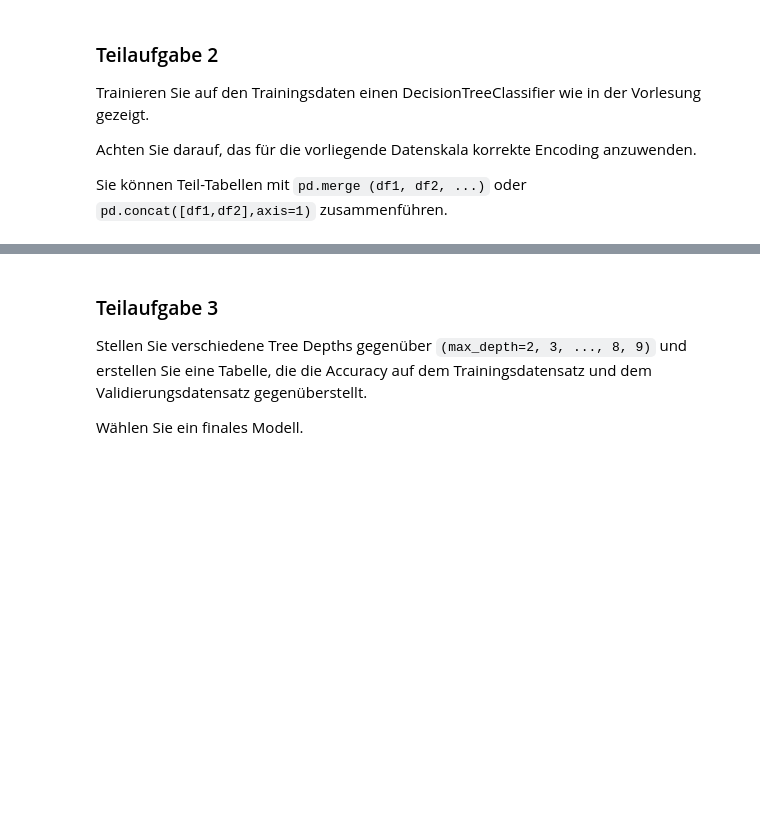
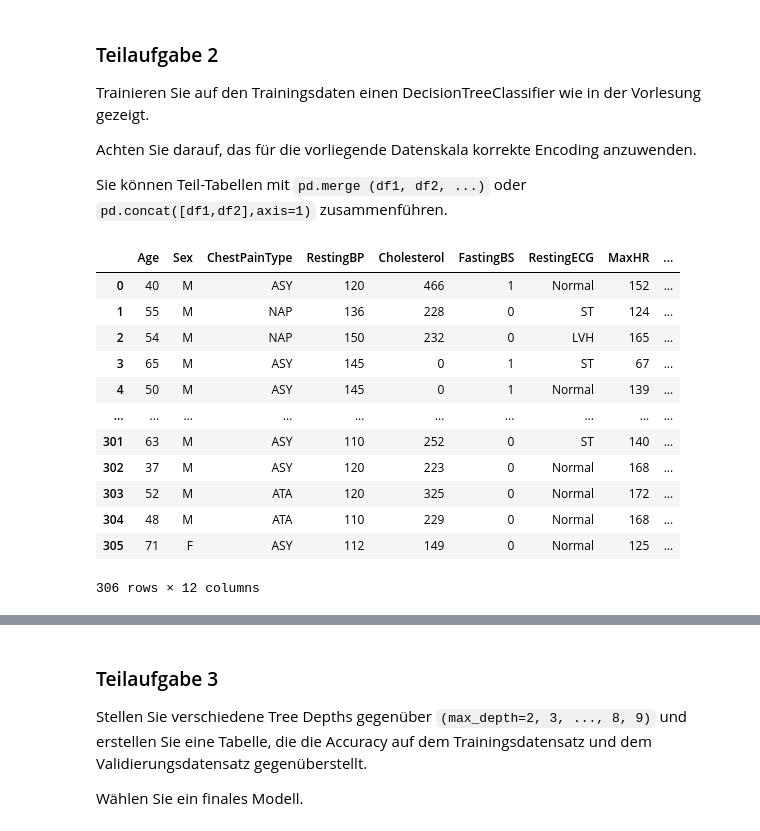
Before and after one commit to MartinElsaesser/data-science, a Jupyter notebook: exercises/exercise3/exercise3.ipynb, the cells around one changed output, grey strips where cells are left out. Cells and saved outputs as stored; diff of their text form; code cells hidden in the pictures; blank space fills up the shorter version.

```diff
--- a/exercises/exercise3/exercise3.ipynb
+++ b/exercises/exercise3/exercise3.ipynb
@@ -16,3 +31,19 @@ Trainieren Sie auf den Trainingsdaten einen DecisionTreeClassifier wie in der Vo
 Achten Sie darauf, das für die vorliegende Datenskala korrekte Encoding anzuwenden.
 
 Sie können Teil-Tabellen mit `pd.merge (df1, df2, ...)` oder `pd.concat([df1,df2],axis=1)` zusammenführen.
+# %%
+df_heart_training
+# %% [output]
+|  | Age | Sex | ChestPainType | RestingBP | Cholesterol | FastingBS | RestingECG | MaxHR | ... |
+| 0 | 40 | M | ASY | 120 | 466 | 1 | Normal | 152 | ... |
+| 1 | 55 | M | NAP | 136 | 228 | 0 | ST | 124 | ... |
+| 2 | 54 | M | NAP | 150 | 232 | 0 | LVH | 165 | ... |
+| 3 | 65 | M | ASY | 145 | 0 | 1 | ST | 67 | ... |
+| 4 | 50 | M | ASY | 145 | 0 | 1 | Normal | 139 | ... |
+| ... | ... | ... | ... | ... | ... | ... | ... | ... | ... |
+| 301 | 63 | M | ASY | 110 | 252 | 0 | ST | 140 | ... |
+| 302 | 37 | M | ASY | 120 | 223 | 0 | Normal | 168 | ... |
+| 303 | 52 | M | ATA | 120 | 325 | 0 | Normal | 172 | ... |
+| 304 | 48 | M | ATA | 110 | 229 | 0 | Normal | 168 | ... |
+| 305 | 71 | F | ASY | 112 | 149 | 0 | Normal | 125 | ... |
+306 rows × 12 columns
```
Also changed, not shown: parts of 7 cells of this notebook.
